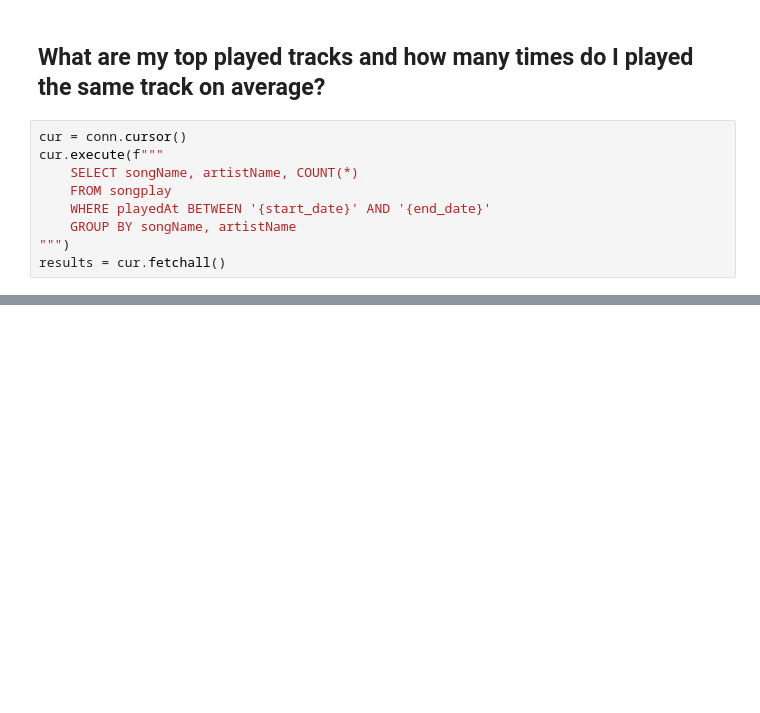
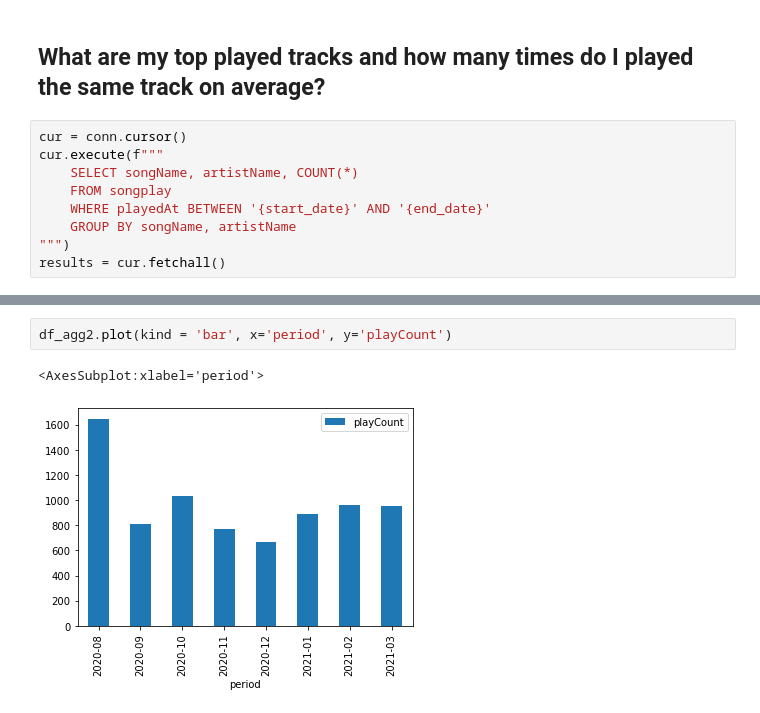
Before and after one commit to oliviercar0n/spotify-data, a Jupyter notebook: analysis.ipynb, the cells around one changed output, grey strips where cells are left out. Drawn from its saved outputs; the diff is of its cells as text; blank space fills up the shorter version.

```diff
--- a/analysis.ipynb
+++ b/analysis.ipynb
@@ -108,0 +116,5 @@ Average track play count: 1.9872881355932204
+# %%
+df_agg2.plot(kind = 'bar', x='period', y='playCount')
+# %% [output]
+<AxesSubplot:xlabel='period'>
+[figure, added]
```
Also changed, not shown: parts of 10 cells of this notebook.
